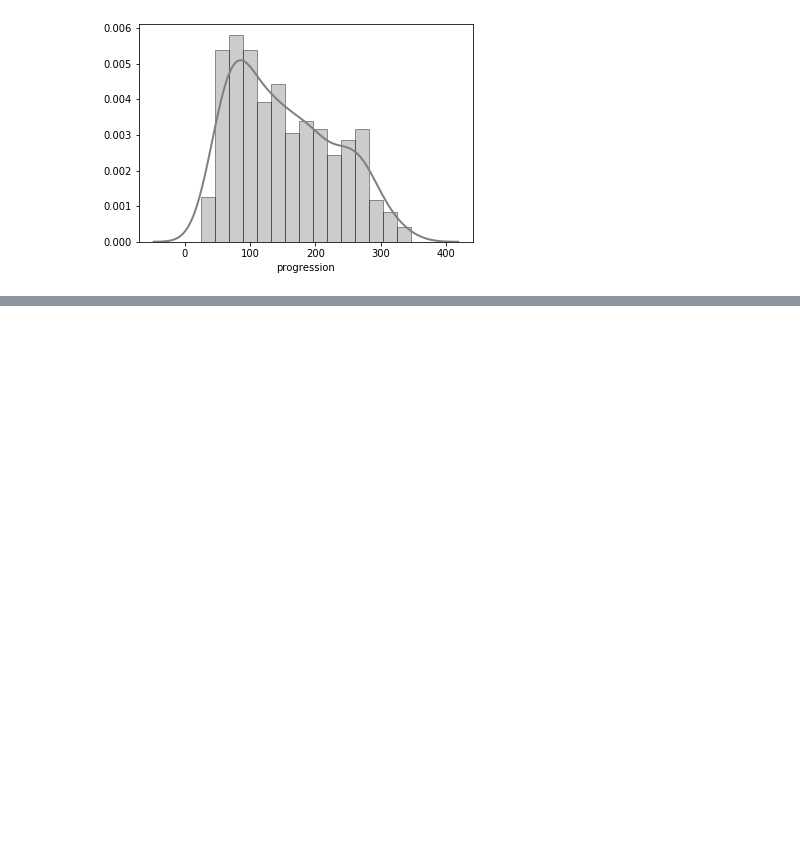
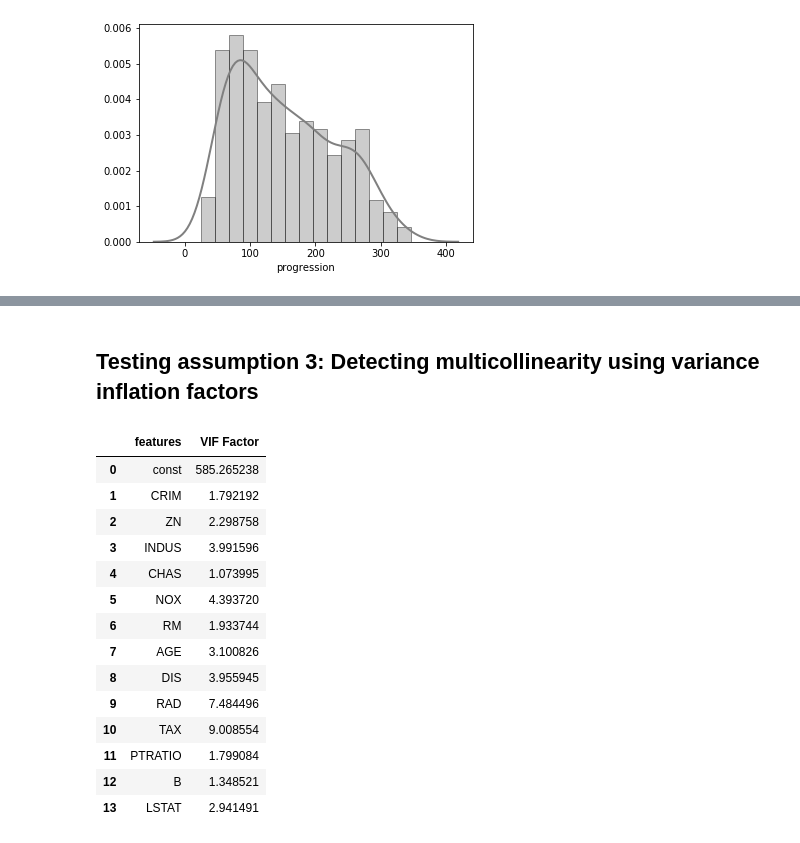
Before and after one commit to data-science-and-stuff/all-about-linear-regression, a Jupyter notebook: main.ipynb, the cells around one changed output, grey strips where cells are left out. Drawn from its saved outputs; the diff is of its cells as text; code cells hidden in the pictures; blank space fills up the shorter version.

```diff
--- a/main.ipynb
+++ b/main.ipynb
@@ -101,0 +84,27 @@ corr_matrix(X2)
+# %% [markdown]
+## Testing assumption 3: Detecting multicollinearity using variance inflation factors
+# %%
+# dataset 1
+from statsmodels.stats.outliers_influence import variance_inflation_factor
+from statsmodels.tools.tools import add_constant
+
+vif = pd.DataFrame()
+vif["features"] = X1_vif.columns
+vif["VIF Factor"] = [variance_inflation_factor(X1_vif.values, i) for i in range(X1_vif.shape[1])]
+vif
+# %% [output]
+|  | features | VIF Factor |
+| 0 | const | 585.265238 |
+| 1 | CRIM | 1.792192 |
+| 2 | ZN | 2.298758 |
+| 3 | INDUS | 3.991596 |
+| 4 | CHAS | 1.073995 |
+| 5 | NOX | 4.393720 |
+| 6 | RM | 1.933744 |
+| 7 | AGE | 3.100826 |
+| 8 | DIS | 3.955945 |
+| 9 | RAD | 7.484496 |
+| 10 | TAX | 9.008554 |
+| 11 | PTRATIO | 1.799084 |
+| 12 | B | 1.348521 |
+| 13 | LSTAT | 2.941491 |
```
Also changed, not shown: parts of 15 cells of this notebook, 1 other file.
